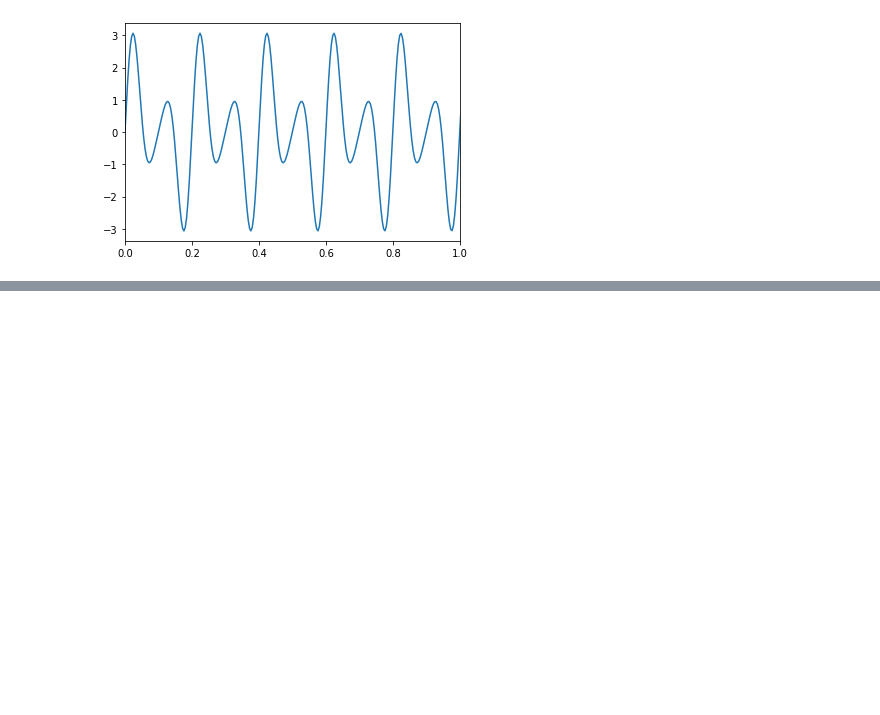
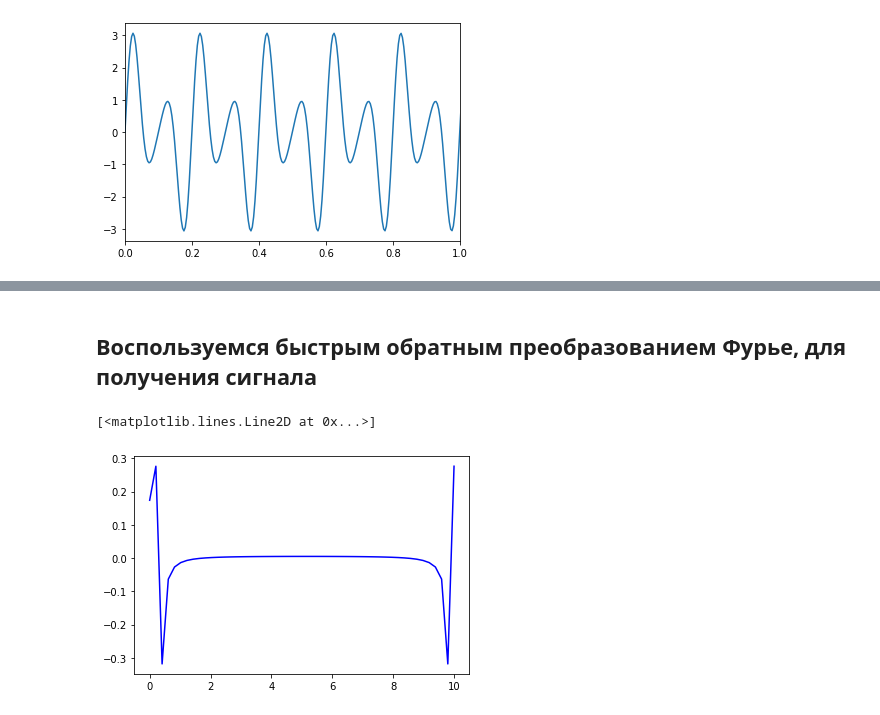
Before and after one commit to DaniilSysoev/opisis_sem_3, a Jupyter notebook: Описис_сем_3.ipynb, the cells around one changed output, grey strips where cells are left out. Drawn from its saved outputs; the diff is of its cells as text; code cells hidden in the pictures; blank space fills up the shorter version.

```diff
--- a/Описис_сем_3.ipynb
+++ b/Описис_сем_3.ipynb
@@ -138,0 +162,8 @@ plt.plot(t, sig_fft.real, label='ОБПФ')
+# %% [markdown]
+<h2>Воспользуемся быстрым обратным преобразованием Фурье, для получения сигнала</h2>
+# %%
+signal = idft(u)
+plt.plot(t, signal, color='blue')
+# %% [output]
+[<matplotlib.lines.Line2D at 0x...>]
+[figure, added]
```
Also changed, not shown: parts of 9 cells of this notebook.
